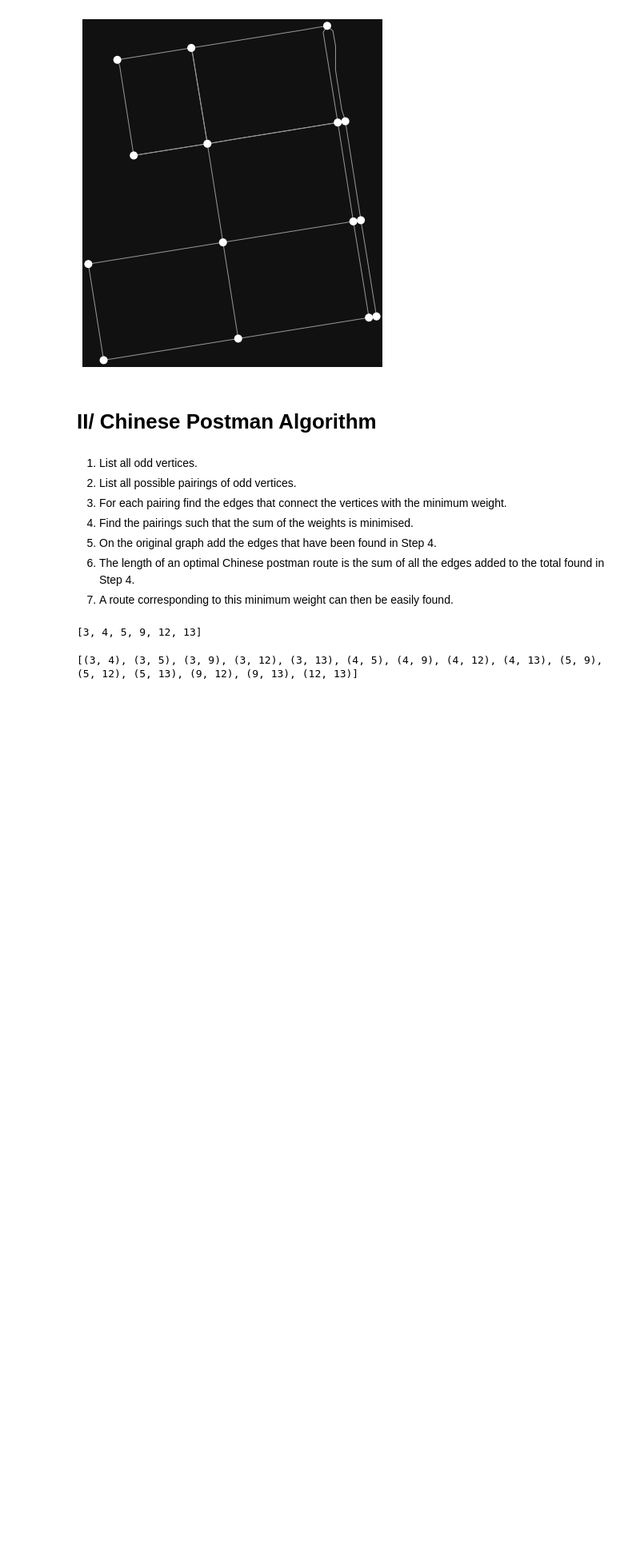
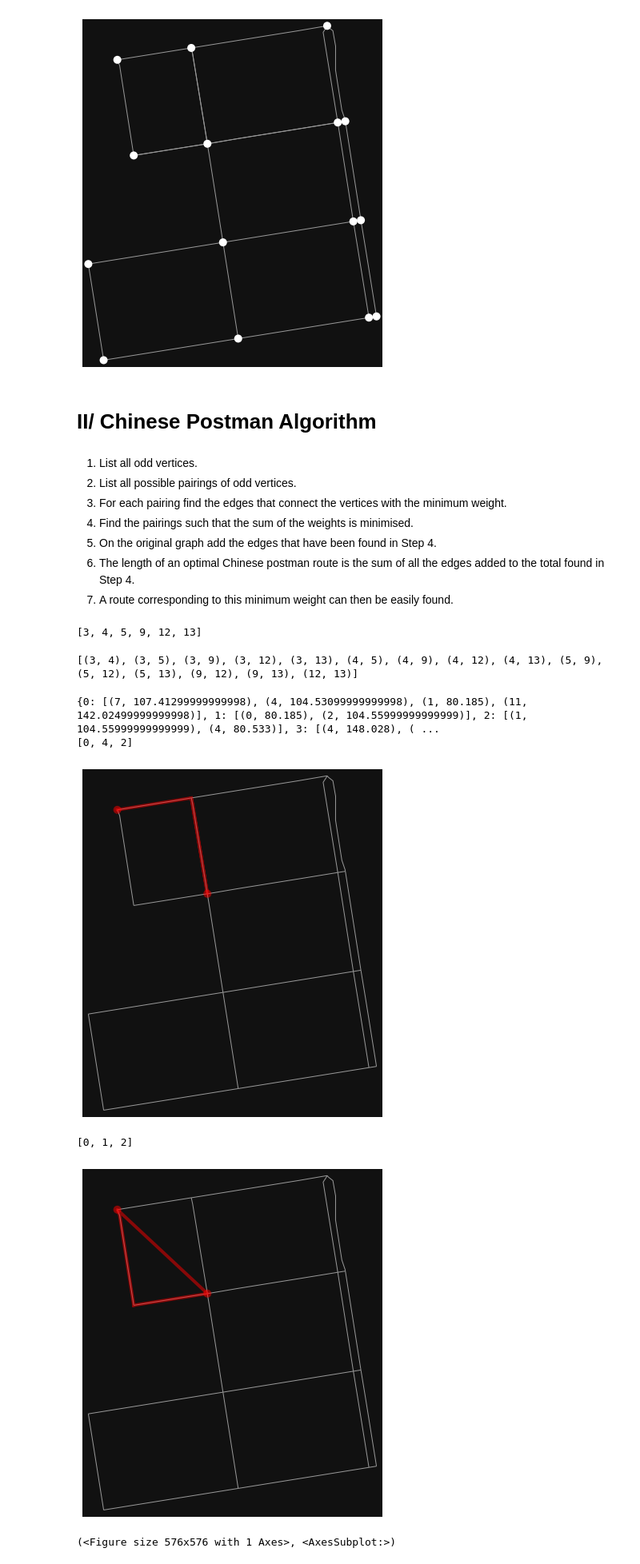
Before and after one commit to 3outeille/operational-research-project, a Jupyter notebook: sandbox/tony/pipeline.ipynb, the cells around one changed output. Shown: that part at 80% size. Saved outputs shown, nothing was run; the diff lists cells and outputs as text; code cells hidden in the pictures; blank space fills up the shorter version.

Commit message:
dijkstra

```diff
--- a/sandbox/tony/pipeline.ipynb
+++ b/sandbox/tony/pipeline.ipynb
@@ -112,0 +177,40 @@ print(min_paths)
+# %%
+G = RegGraph(MG)
+adjlist = G.create_adjlist(MG)
+print(adjlist)
+#print(dijkstra(adjlist, 0))
+
+route = ox.shortest_path(MG, 0, 2, weight="travel_time")
+print(route)
+fig, ax = ox.plot_graph_route(MG, route, node_size=0)
+
+route = min_path_pair(adjlist, (0, 2))
+print(route)
+ox.plot_graph_route(MG, route, node_size=0, route_color="blue")
+
+# min_paths = find_min_paths(, pairs)
+# print(min_paths)
+
+# G.pretty_print_adjmat()
+
+#pos = nx.spring_layout(G)
+
+# # nodes
+# nx.draw_networkx_nodes(G, pos)
+
+# # edges
+# labels = nx.get_edge_attributes(G,'weight')
+# length = ox.utils_graph.get_route_edge_attributes(G, (0, 1), 'length')[0]
+
+
+# nx.draw_networkx_edges(G, pos)
+# nx.draw_networkx_edge_labels(G, pos, edge_labels=labels)
+
+# plt.show()
+# %% [output]
+{0: [(7, 107.41299999999998), (4, 104.53099999999998), (1, 80.185), (11, 142.02499999999998)], 1: [(0, 80.185), (2, 104.55999999999999)], 2: [(1, 104.55999999999999), (4, 80.533)], 3: [(4, 148.028), ( ...
+[0, 4, 2]
+[figure, added]
+[0, 1, 2]
+[figure, added]
+(<Figure size 576x576 with 1 Axes>, <AxesSubplot:>)
```
Also changed, not shown: parts of 3 cells of this notebook.
